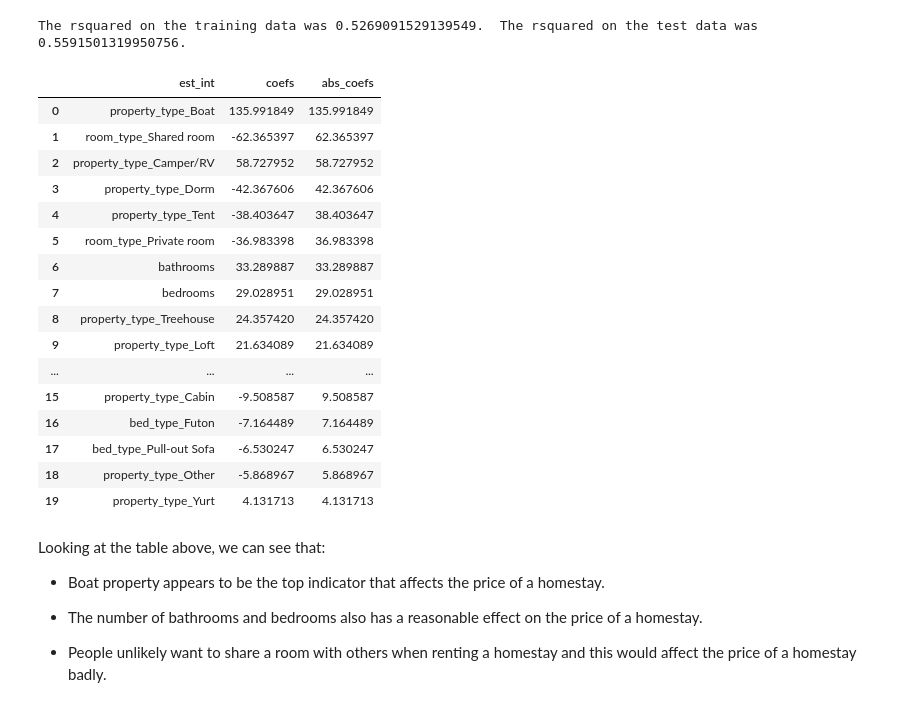
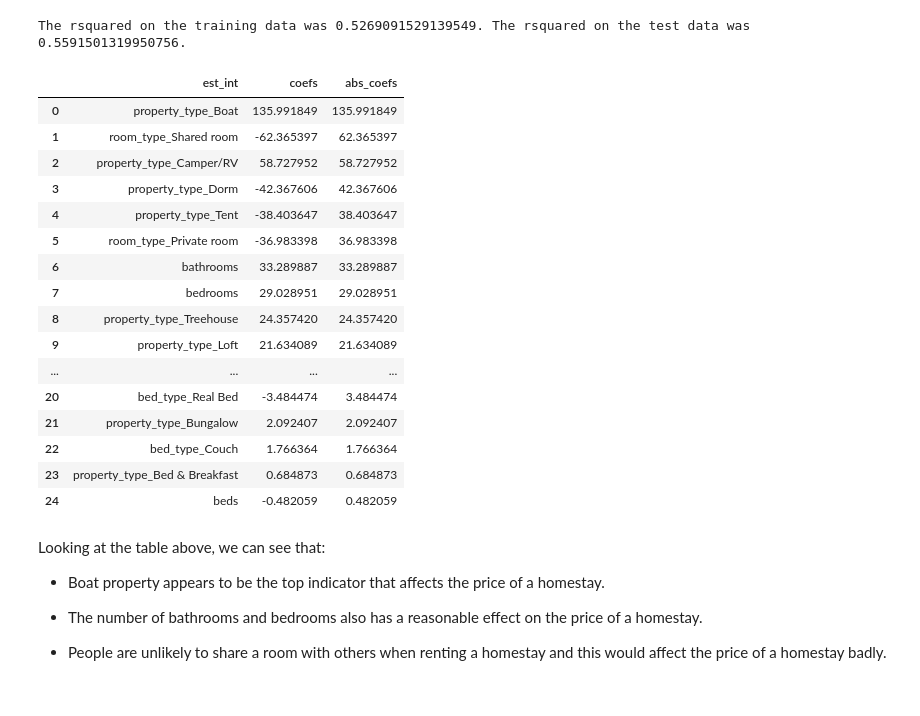
Before and after one commit to minhkhoi1412/Writing_Data_Scientist_Blog_Post, a Jupyter notebook: seattle_airbnb_analysis.ipynb, the cells around one changed output. Cells and saved outputs as stored; diff of their text form; code cells hidden in the pictures.

```diff
--- a/seattle_airbnb_analysis.ipynb
+++ b/seattle_airbnb_analysis.ipynb
@@ -316,5 +493,13 @@ In summary, an attractive homestay should be an entire home/apartment and it sho
 # %%
-# This function is used to elimate these symbols from the price values: "$", ","
+# The function below is used to elimate these symbols from the price values: "$", ","
 def process_price(txt):
+    '''
+    A small function that removes special symbols from price values
+    INPUT:
+    txt - a string of price value that has "$", "," symbols
+
+    OUTPUT:
+    txt - a string of price value after elimating "$", "," symbols
+    '''
     txt, n = re.subn('[$|,]', '', txt)
     return txt
@@ -392,7 +579,7 @@ def clean_fit_linear_mod(df, response_col, cat_cols, dummy_na, test_size=.3, ran
     lm_model - model object from sklearn
     X_train, X_test, y_train, y_test - output from sklearn train test split used for optimal model
 
-    Your function should:
+    The function should:
     1. Drop the rows with missing response values
     2. Drop columns with NaN for all the values
     3. Use create_dummy_df to dummy categorical columns
@@ -404,13 +591,13 @@ def clean_fit_linear_mod(df, response_col, cat_cols, dummy_na, test_size=.3, ran
     9. Predict the response for the training data and the test data
     10. Obtain an rsquared value for both the training and test data
     '''
-    #Drop the rows with missing response values
+    # Drop the rows with missing response values
     df  = df.dropna(subset=[response_col], axis=0)
 
-    #Drop columns with all NaN values
+    # Drop columns with all NaN values
     df = df.dropna(how='all', axis=1)
 
-    #Dummy categorical variables
+    # Dummy categorical variables
     df = create_dummy_df(df, cat_cols, dummy_na)
 
     # Mean function
@@ -418,21 +605,24 @@ def clean_fit_linear_mod(df, response_col, cat_cols, dummy_na, test_size=.3, ran
     # Fill the mean
     df = df.apply(fill_mean, axis=0)
 
-    #Split into explanatory and response variables
+    # Split into explanatory and response variables
     X = df.drop(response_col, axis=1)
     y = df[response_col]
 
-    #Split into train and test
+    # Split into train and test with the ratio 70/30
     X_train, X_test, y_train, y_test = train_test_split(X, y, test_size=test_size, random_state=rand_state)
 
-    lm_model = LinearRegression(normalize=True) # Instantiate
-    lm_model.fit(X_train, y_train) #Fit
+    # Apply the linear regression model
+    lm_model = LinearRegression(normalize=True)
 
-    #Predict using your model
+    # Fit the model to the train dataset
+    lm_model.fit(X_train, y_train)
+
+    # Predict using your model
     y_test_preds = lm_model.predict(X_test)
     y_train_preds = lm_model.predict(X_train)
 
-    #Score using your model
+    # Score using your model
     test_score = r2_score(y_test, y_test_preds)
     train_score = r2_score(y_train, y_train_preds)
 
@@ -482,27 +672,28 @@ def coef_weights(coefficients, X_train):
     coefs_df = coefs_df.sort_values('abs_coefs', ascending=False)
     return coefs_df
 # %%
+# Use the function in above cell to find the coefficients of the model.
 coef_df = coef_weights(lm_model.coef_, X_train)
 coef_df.reset_index(drop=True, inplace=True)
-coef_df.head(20)
+coef_df
 # %% [output]
 |  | est_int | coefs | abs_coefs |
 | 0 | property_type_Boat | 135.991849 | 135.991849 |
 | 1 | room_type_Shared room | -62.365397 | 62.365397 |
 | 2 | property_type_Camper/RV | 58.727952 | 58.727952 |
 | 3 | property_type_Dorm | -42.367606 | 42.367606 |
 | 4 | property_type_Tent | -38.403647 | 38.403647 |
 | 5 | room_type_Private room | -36.983398 | 36.983398 |
 | 6 | bathrooms | 33.289887 | 33.289887 |
 | 7 | bedrooms | 29.028951 | 29.028951 |
 | 8 | property_type_Treehouse | 24.357420 | 24.357420 |
 | 9 | property_type_Loft | 21.634089 | 21.634089 |
 | ... | ... | ... | ... |
-| 15 | property_type_Cabin | -9.508587 | 9.508587 |
-| 16 | bed_type_Futon | -7.164489 | 7.164489 |
-| 17 | bed_type_Pull-out Sofa | -6.530247 | 6.530247 |
-| 18 | property_type_Other | -5.868967 | 5.868967 |
-| 19 | property_type_Yurt | 4.131713 | 4.131713 |
+| 20 | bed_type_Real Bed | -3.484474 | 3.484474 |
+| 21 | property_type_Bungalow | 2.092407 | 2.092407 |
+| 22 | bed_type_Couch | 1.766364 | 1.766364 |
+| 23 | property_type_Bed & Breakfast | 0.684873 | 0.684873 |
+| 24 | beds | -0.482059 | 0.482059 |
 # %% [markdown]
 Looking at the table above, we can see that:
 
@@ -510,4 +701,4 @@ Looking at the table above, we can see that:
 
 - The number of bathrooms and bedrooms also has a reasonable effect on the price of a homestay.
 
-- People unlikely want to share a room with others when renting a homestay and this would affect the price of a homestay badly.
+- People are unlikely to share a room with others when renting a homestay and this would affect the price of a homestay badly.
```
Also changed, not shown: parts of 80 cells of this notebook, 1 other file.
